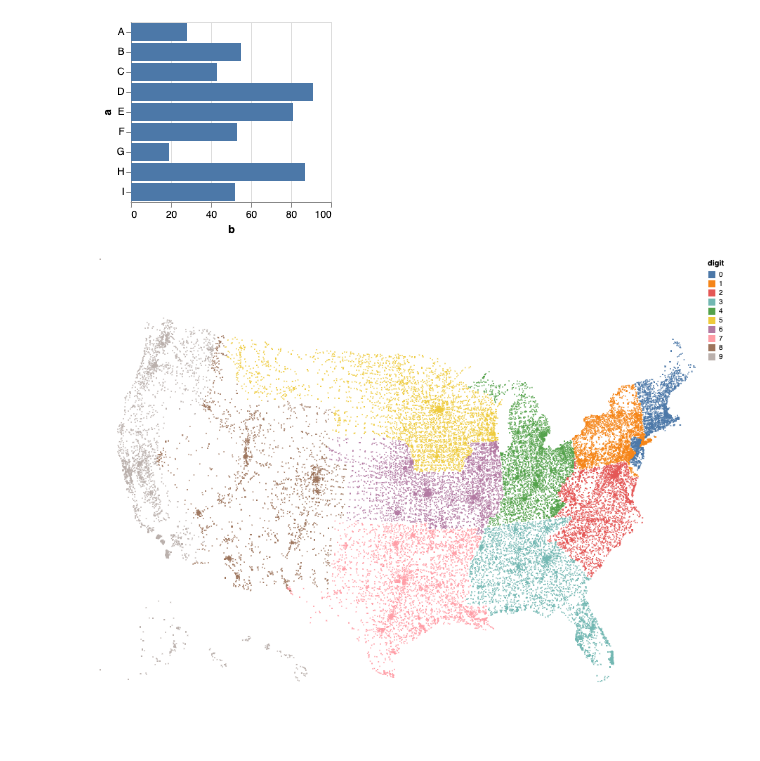
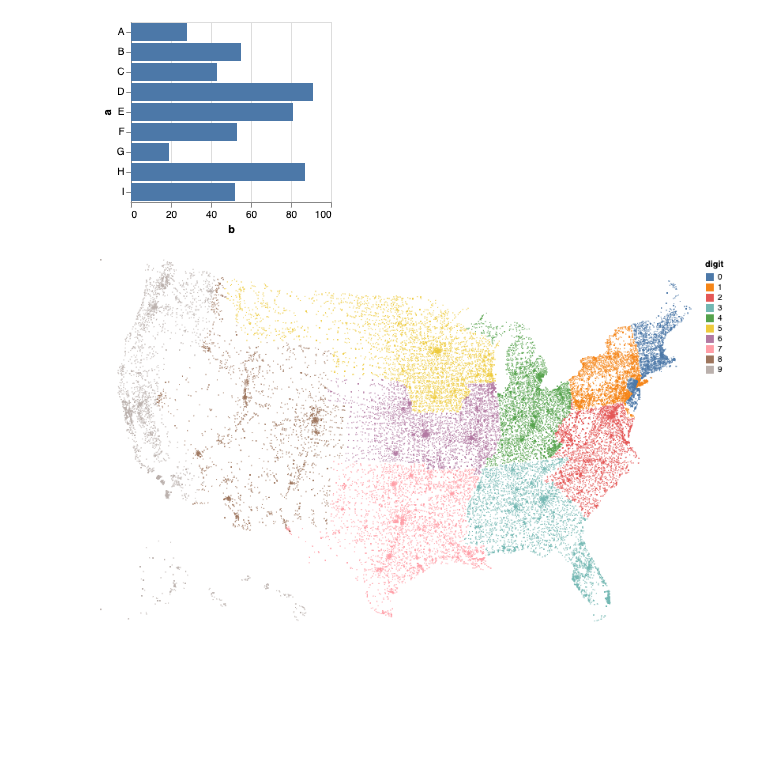
Before and after one commit to rgbkrk/denotebooks, a Jupyter notebook: VegaTime.ipynb, the cells around one changed output. Drawn from its saved outputs; the diff is of its cells as text; code cells hidden in the pictures; blank space fills up the shorter version.

Commit message:
update vega examples

```diff
--- a/VegaTime.ipynb
+++ b/VegaTime.ipynb
@@ -40,32 +14,36 @@ display({
 # %%
-let spec = vl.markBar({ tooltip: true })
-    .data([
-      { a: "A", b: 28 }, { a: "B", b: 55 }, { a: "C", b: 43 },
-      { a: "D", b: 91 }, { a: "E", b: 81 }, { a: "F", b: 53 },
-      { a: "G", b: 19 }, { a: "H", b: 87 }, { a: "I", b: 52 },
-    ])
-    .encode(
-      vl.x().fieldQ("b"),
-      vl.y().fieldN("a"),
-      vl.tooltip([vl.fieldQ("b"), vl.fieldN("a")])
-    ).toSpec()
+import { display } from "https://deno.land/x/display@v0.0.5/mod.ts";
 
-display({
-    'application/vnd.vegalite.v5+json': spec
-})
+import vl from 'npm:vega-lite-api';
+
+display(
+    vl.markBar({ tooltip: true })
+        .data([
+          { a: "A", b: 28 }, { a: "B", b: 55 }, { a: "C", b: 43 },
+          { a: "D", b: 91 }, { a: "E", b: 81 }, { a: "F", b: 53 },
+          { a: "G", b: 19 }, { a: "H", b: 87 }, { a: "I", b: 52 },
+        ])
+        .encode(
+          vl.x().fieldQ("b"),
+          vl.y().fieldN("a"),
+          vl.tooltip([vl.fieldQ("b"), vl.fieldN("a")])
+        )
+)
 # %% [output]
 [figure]
 # %%
-let plot = vl.markSquare({size: 2, opacity: 1})
+import { display } from "https://deno.land/x/display@v0.0.5/mod.ts";
+
+let plot = vl.markSquare({size: 1, opacity: 1})
   .data('https://raw.githubusercontent.com/vega/vega-datasets/main/data/zipcodes.csv')
   .transform(vl.calculate('substring(datum.zip_code, 0, 1)').as('digit'))
   .project(vl.projection('albersUsa'))
   .encode(vl.longitude().fieldQ('longitude'), vl.latitude().fieldQ('latitude'), vl.color().fieldN('digit'))
-  .width(900)
-  .height(Math.floor(1200 / 1.75))
+  .width(800)
+  .height(Math.floor(800 / 1.75))
   .autosize({type: 'fit-x', contains: 'padding'})
   .config({view: {stroke: null}})
 
-display({ 'application/vnd.vegalite.v5+json': plot.toSpec() })
+display(plot)
 # %% [output]
-[figure, old version]
+[figure, new version]
```
Also changed, not shown: parts of 3 cells of this notebook.
